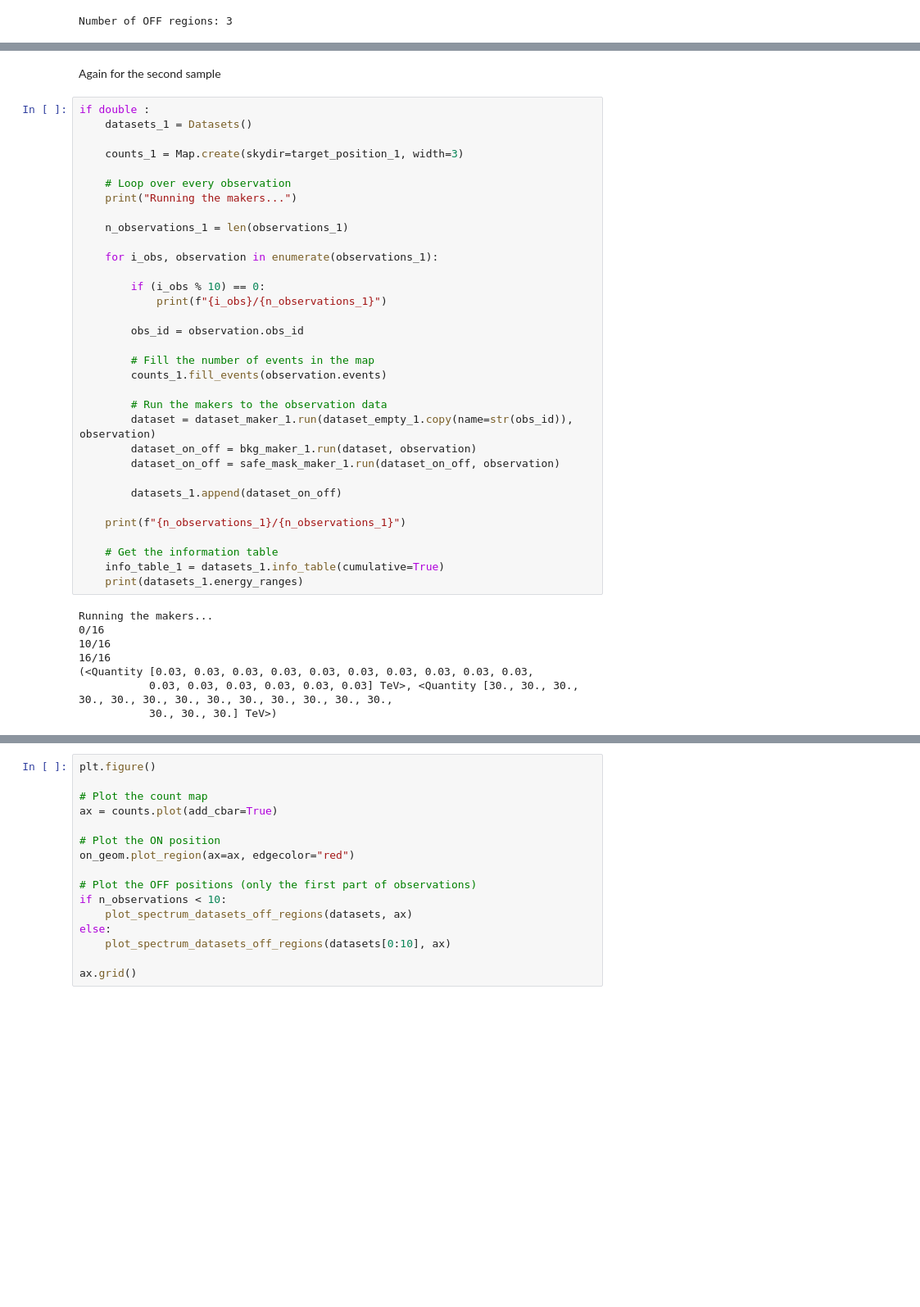
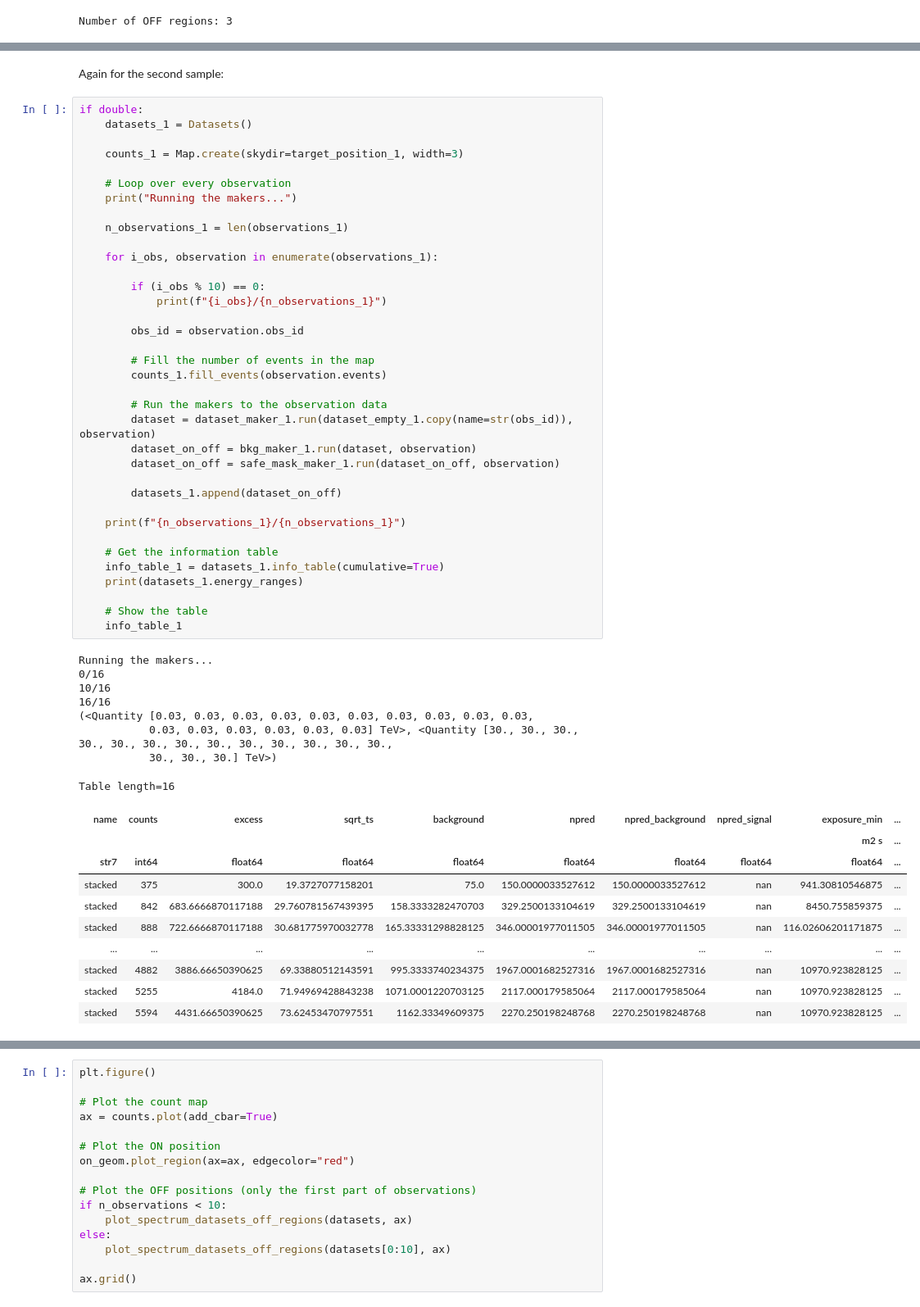
Before and after one commit to dipierr/magic-lst1-sw-school, a Jupyter notebook: Step5_check_flux_from_dl3.ipynb, the cells around one changed output, grey strips where cells are left out. Shown at 82% size. Drawn from its saved outputs; the diff is of its cells as text; blank space fills up the shorter version.

```diff
--- a/Step5_check_flux_from_dl3.ipynb
+++ b/Step5_check_flux_from_dl3.ipynb
@@ -380,9 +347,9 @@ Table length=16
 | stacked | 3846 | 3268.0 | 68.88532399945436 | 578.0 | 1395.00012002885 | 1395.00012002885 | nan | 11144.3388671875 | ... |
 | stacked | 4097 | 3459.333251953125 | 70.28835380086662 | 637.666748046875 | 1502.5001236554199 | 1502.5001236554199 | nan | 11144.3388671875 | ... |
 # %% [markdown]
-Again for the second sample
+Again for the second sample:
 # %%
-if double :
+if double:
     datasets_1 = Datasets()
 
     counts_1 = Map.create(skydir=target_position_1, width=3)
@@ -395,30 +362,44 @@ if double :
     for i_obs, observation in enumerate(observations_1):
 
         if (i_obs % 10) == 0:
             print(f"{i_obs}/{n_observations_1}")
 
         obs_id = observation.obs_id
 
         # Fill the number of events in the map
         counts_1.fill_events(observation.events)
 
         # Run the makers to the observation data
         dataset = dataset_maker_1.run(dataset_empty_1.copy(name=str(obs_id)), observation)
         dataset_on_off = bkg_maker_1.run(dataset, observation)
         dataset_on_off = safe_mask_maker_1.run(dataset_on_off, observation)
 
         datasets_1.append(dataset_on_off)
 
     print(f"{n_observations_1}/{n_observations_1}")
 
     # Get the information table
     info_table_1 = datasets_1.info_table(cumulative=True)
     print(datasets_1.energy_ranges)
+
+    # Show the table
+    info_table_1
 # %% [output]
 Running the makers...
 0/16
 10/16
 16/16
 (<Quantity [0.03, 0.03, 0.03, 0.03, 0.03, 0.03, 0.03, 0.03, 0.03, 0.03,
            0.03, 0.03, 0.03, 0.03, 0.03, 0.03] TeV>, <Quantity [30., 30., 30., 30., 30., 30., 30., 30., 30., 30., 30., 30., 30.,
            30., 30., 30.] TeV>)
+Table length=16
+| name | counts | excess | sqrt_ts | background | npred | npred_background | npred_signal | exposure_min | ... |
+|  |  |  |  |  |  |  |  | m2 s | ... |
+| str7 | int64 | float64 | float64 | float64 | float64 | float64 | float64 | float64 | ... |
+| stacked | 375 | 300.0 | 19.3727077158201 | 75.0 | 150.0000033527612 | 150.0000033527612 | nan | 941.30810546875 | ... |
+| stacked | 842 | 683.6666870117188 | 29.760781567439395 | 158.3333282470703 | 329.2500133104619 | 329.2500133104619 | nan | 8450.755859375 | ... |
+| stacked | 888 | 722.6666870117188 | 30.681775970032778 | 165.33331298828125 | 346.00001977011505 | 346.00001977011505 | nan | 116.02606201171875 | ... |
+| ... | ... | ... | ... | ... | ... | ... | ... | ... | ... |
+| stacked | 4882 | 3886.66650390625 | 69.33880512143591 | 995.3333740234375 | 1967.0001682527316 | 1967.0001682527316 | nan | 10970.923828125 | ... |
+| stacked | 5255 | 4184.0 | 71.94969428843238 | 1071.0001220703125 | 2117.000179585064 | 2117.000179585064 | nan | 10970.923828125 | ... |
+| stacked | 5594 | 4431.66650390625 | 73.62453470797551 | 1162.33349609375 | 2270.250198248768 | 2270.250198248768 | nan | 10970.923828125 | ... |
```
Also changed, not shown: parts of 50 cells of this notebook.
